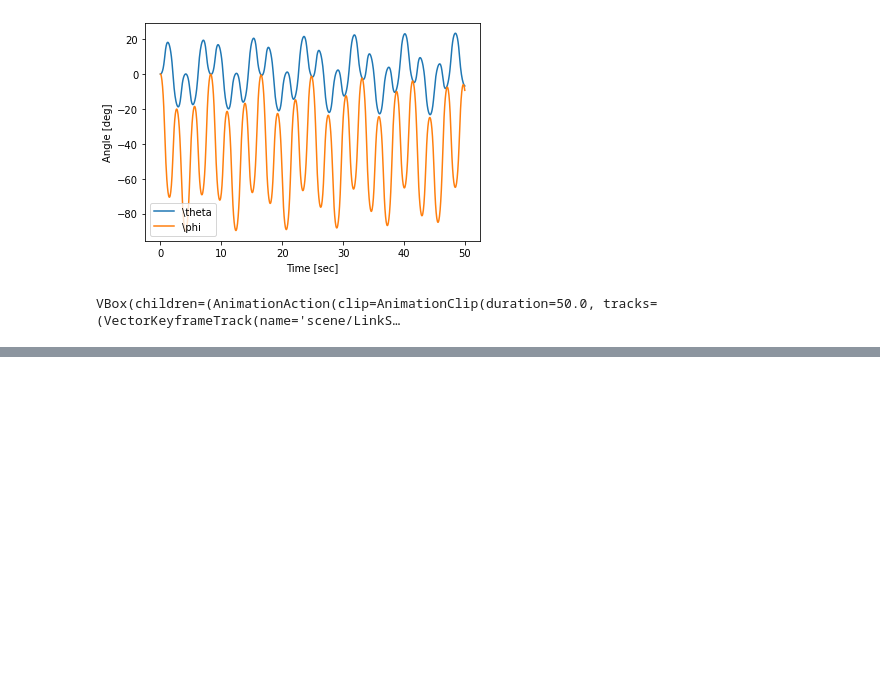
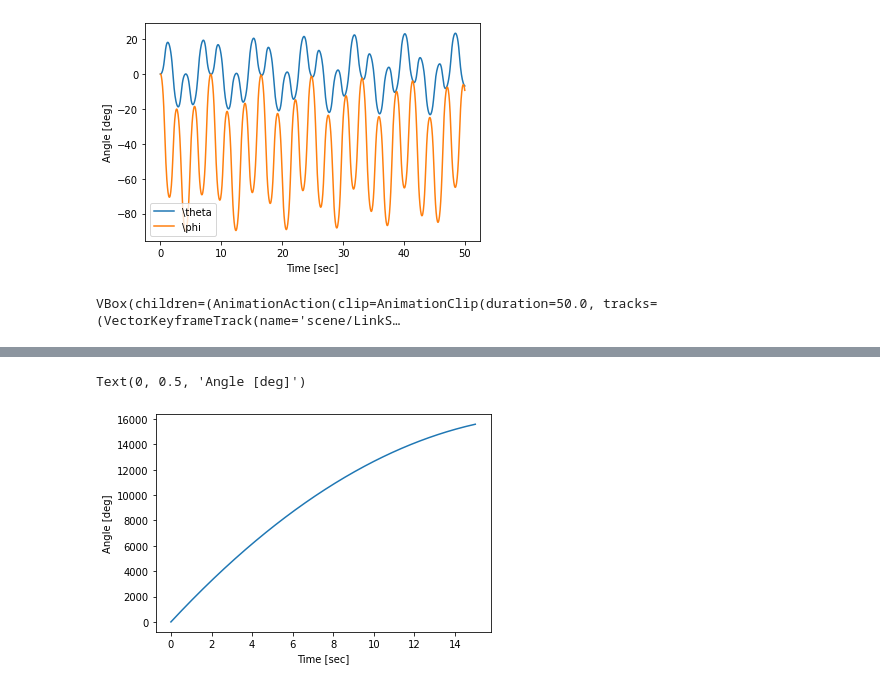
Before and after one commit to BAmercury/MasterClass, a Jupyter notebook: Kane_Examples/overview_tutorial.ipynb, the cells around one changed output, grey strips where cells are left out. Cells and saved outputs as stored; diff of their text form; code cells hidden in the pictures; blank space fills up the shorter version.

Commit message:
Finished disc incline plane example

```diff
--- a/Kane_Examples/overview_tutorial.ipynb
+++ b/Kane_Examples/overview_tutorial.ipynb
@@ -306,0 +398,25 @@ Assume sufficient friction and no slip occurs when disc is rolling. Only force a
+# %%
+constants = [r, m_disc, g, I_disc, k, phi]
+
+num_constants = array([5, 10, 9.81, 525, 2, deg2rad(30)])
+
+mm = trigsimp(kane.mass_matrix_full)
+fm = trigsimp(kane.forcing_full)
+
+rhs = generate_ode_function(fm, coordinates, speeds, constants, mass_matrix = mm)
+
+x0 = [0, 0, -6, 30]
+
+t = linspace(0, 15, 400)
+
+rhs(x0, 0.0, num_constants)
+
+y = odeint(rhs, x0, t, args=(num_constants, ))
+
+
+plt.plot(t, rad2deg(y[:,1])) # first column contains theta
+plt.xlabel('Time [sec]')
+plt.ylabel('Angle [deg]')
+# %% [output]
+Text(0, 0.5, 'Angle [deg]')
+[figure, added]
```
Also changed, not shown: parts of 3 cells of this notebook.
